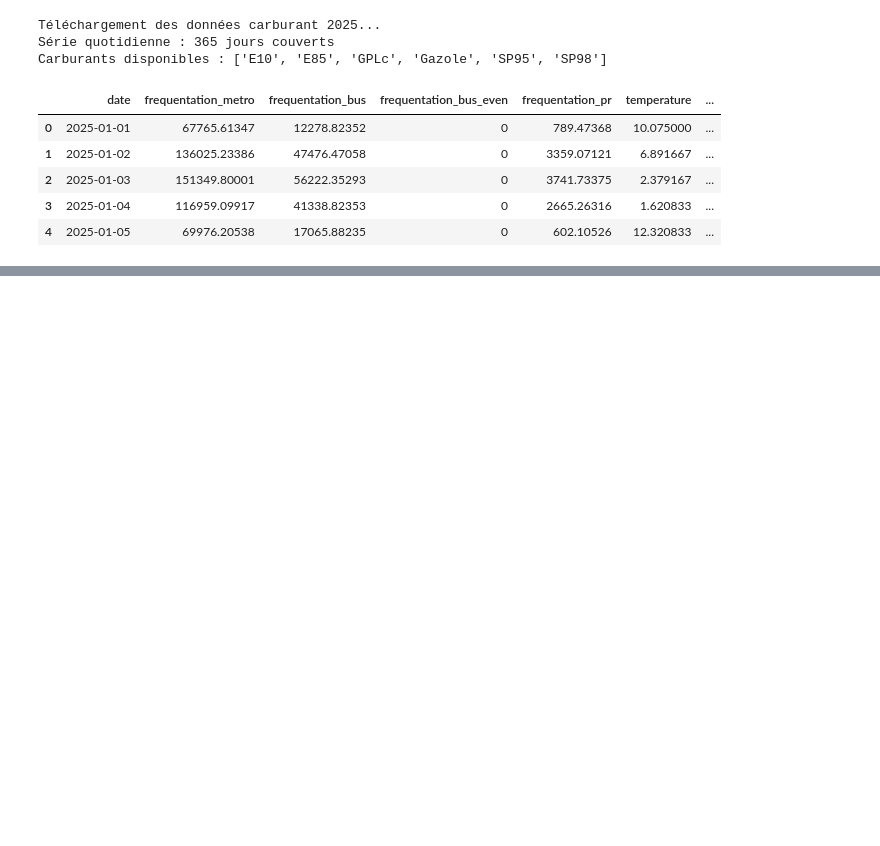
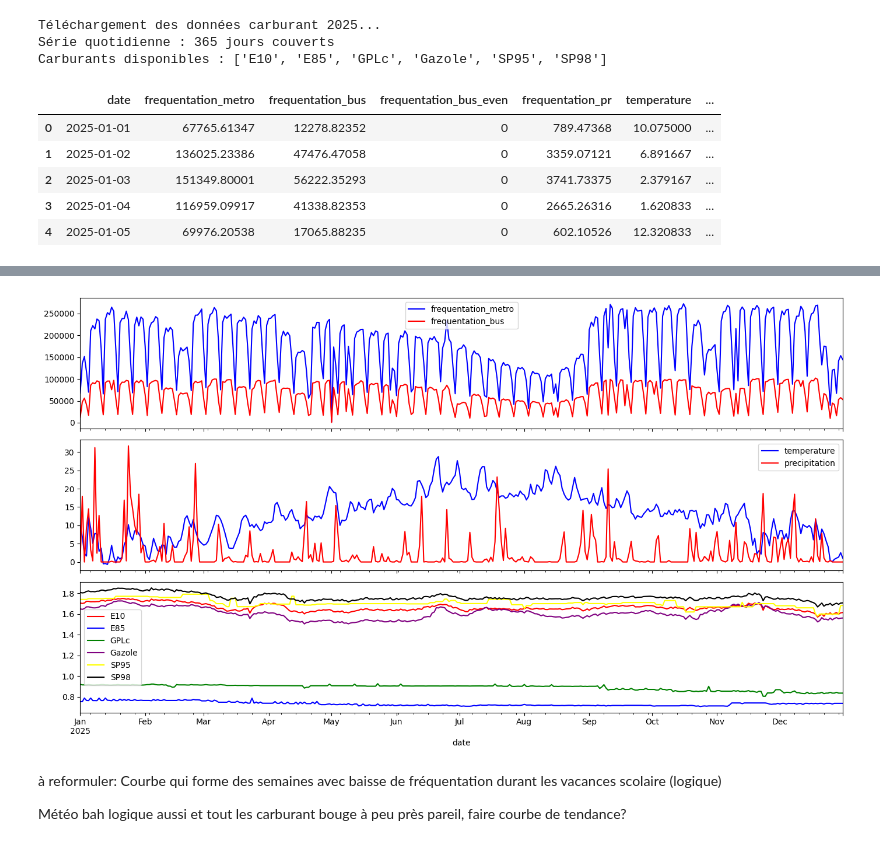
Before and after one commit to louisepech/projet_pds, a Jupyter notebook: code_principal.ipynb, the cells around one changed output, grey strips where cells are left out. Drawn from its saved outputs; the diff is of its cells as text; code cells hidden in the pictures; blank space fills up the shorter version.

Commit message:
code stat des + modele de reg

```diff
--- a/code_principal.ipynb
+++ b/code_principal.ipynb
@@ -46,0 +64,4 @@ dtype: int64
+# %%
+from src.stat_des import impute_carburant
+
+df = impute_carburant(df)
@@ -46,0 +86,31 @@ dtype: int64
+# %%
+import matplotlib.pyplot as plt
+import seaborn as sns
+import matplotlib.pyplot as plt
+
+fig, (ax1, ax2, ax3) = plt.subplots(3, 1, figsize=(14, 8), sharex=True)
+
+
+df.plot(x='date', y='frequentation_metro', kind='line', ax=ax1, color='blue')
+df.plot(x='date', y='frequentation_bus',   kind='line', ax=ax1, color='red')
+
+df.plot(x='date', y='temperature', kind='line', ax=ax2, color='blue')
+df.plot(x='date', y='precipitation',   kind='line', ax=ax2, color='red')
+
+df.plot(x='date', y='E10',   kind='line', ax=ax3, color='red')
+df.plot(x='date', y='E85',   kind='line', ax=ax3, color='blue')
+df.plot(x='date', y='GPLc',   kind='line', ax=ax3, color='green')
+df.plot(x='date', y='Gazole',   kind='line', ax=ax3, color='purple')
+df.plot(x='date', y='SP95',   kind='line', ax=ax3, color='yellow')
+df.plot(x='date', y='SP98',   kind='line', ax=ax3, color='black')
+
+plt.tight_layout()
+plt.show()
+# %% [output]
+[figure, added]
+# %% [markdown]
+à reformuler:
+Courbe qui forme des semaines avec baisse de fréquentation durant les vacances scolaire (logique)
+
+Météo bah logique aussi
+et tout les carburant bouge à peu près pareil, faire courbe de tendance?
```
Also changed, not shown: parts of 27 cells of this notebook, 3 other files.
